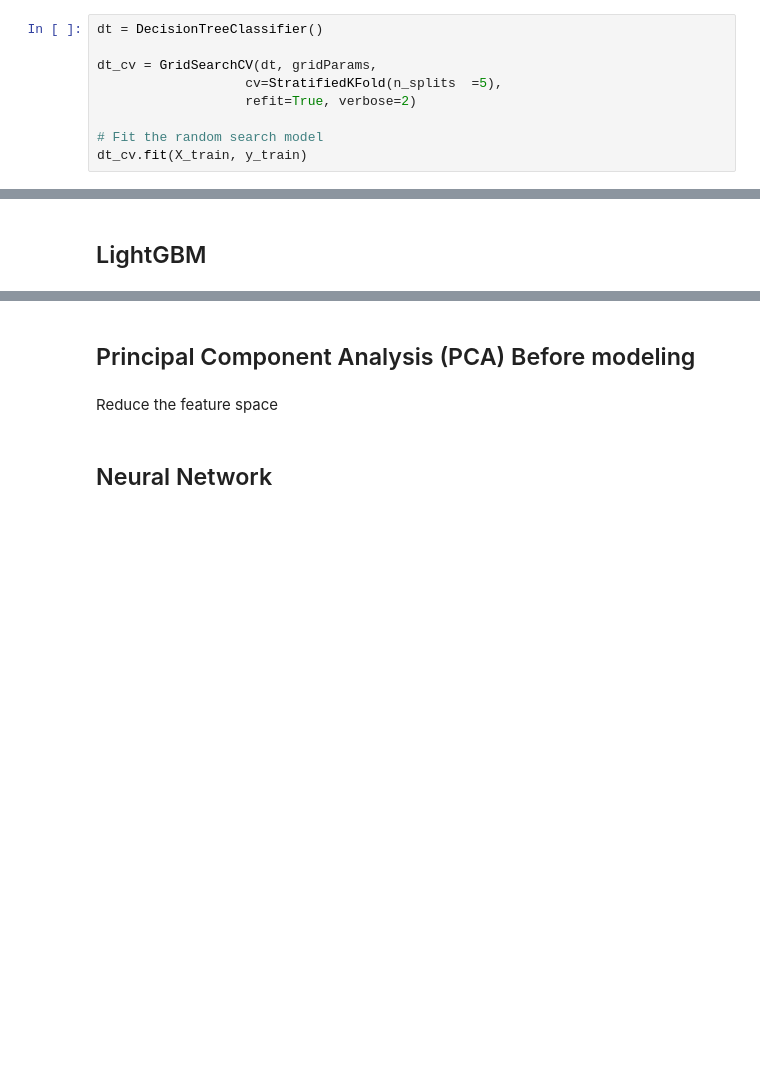
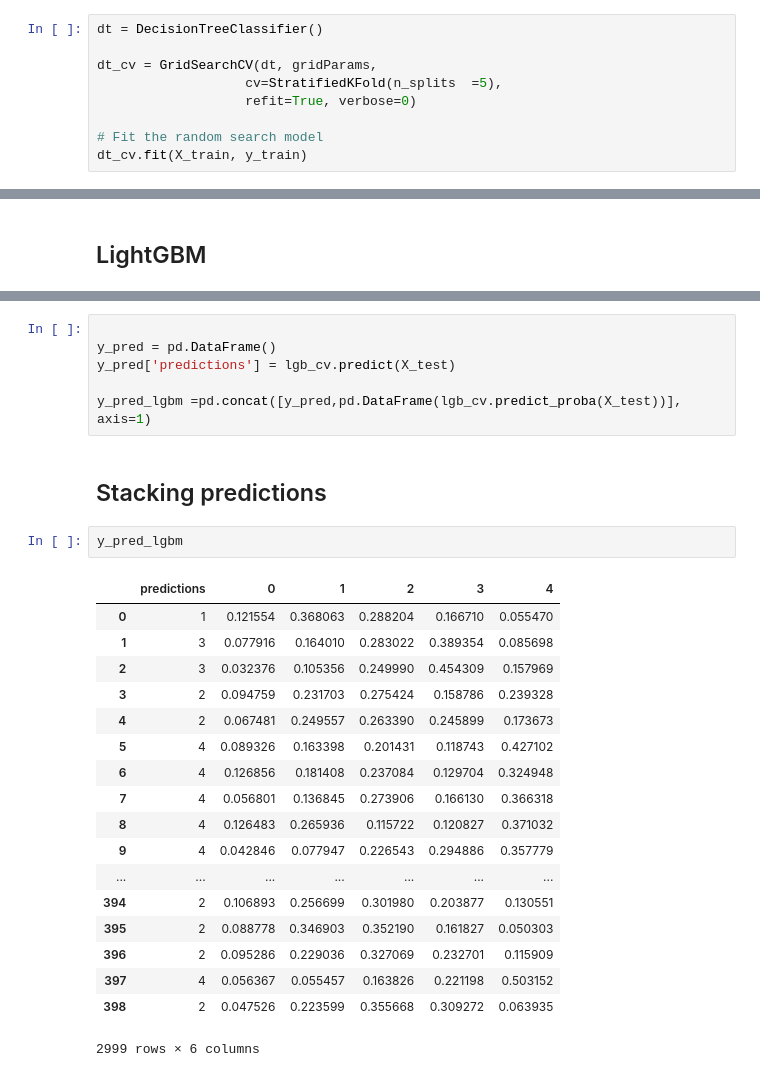
Before and after one commit to alexlorenzo/Pet.my, a Jupyter notebook: 2-Multiclass Models.ipynb, the cells around one changed output, grey strips where cells are left out. Cells and saved outputs as stored; diff of their text form; blank space fills up the shorter version.

```diff
--- a/2-Multiclass Models.ipynb
+++ b/2-Multiclass Models.ipynb
@@ -398,7 +254,7 @@ dt = DecisionTreeClassifier()
 
 dt_cv = GridSearchCV(dt, gridParams,
                    cv=StratifiedKFold(n_splits  =5),
-                   refit=True, verbose=2)
+                   refit=True, verbose=0)
 
 # Fit the random search model
 dt_cv.fit(X_train, y_train)
@@ -562,6 +386,29 @@ F1 Score: 0.43%.
-# %% [markdown]
-## Principal Component Analysis (PCA) Before modeling
-# %% [markdown]
-Reduce the feature space
-# %% [markdown]
-## Neural Network
+# %%
+
+y_pred = pd.DataFrame()
+y_pred['predictions'] = lgb_cv.predict(X_test)
+
+y_pred_lgbm =pd.concat([y_pred,pd.DataFrame(lgb_cv.predict_proba(X_test))], axis=1)
+# %% [markdown]
+## Stacking predictions
+# %%
+y_pred_lgbm
+# %% [output]
+|  | predictions | 0 | 1 | 2 | 3 | 4 |
+| 0 | 1 | 0.121554 | 0.368063 | 0.288204 | 0.166710 | 0.055470 |
+| 1 | 3 | 0.077916 | 0.164010 | 0.283022 | 0.389354 | 0.085698 |
+| 2 | 3 | 0.032376 | 0.105356 | 0.249990 | 0.454309 | 0.157969 |
+| 3 | 2 | 0.094759 | 0.231703 | 0.275424 | 0.158786 | 0.239328 |
+| 4 | 2 | 0.067481 | 0.249557 | 0.263390 | 0.245899 | 0.173673 |
+| 5 | 4 | 0.089326 | 0.163398 | 0.201431 | 0.118743 | 0.427102 |
+| 6 | 4 | 0.126856 | 0.181408 | 0.237084 | 0.129704 | 0.324948 |
+| 7 | 4 | 0.056801 | 0.136845 | 0.273906 | 0.166130 | 0.366318 |
+| 8 | 4 | 0.126483 | 0.265936 | 0.115722 | 0.120827 | 0.371032 |
+| 9 | 4 | 0.042846 | 0.077947 | 0.226543 | 0.294886 | 0.357779 |
+| ... | ... | ... | ... | ... | ... | ... |
+| 394 | 2 | 0.106893 | 0.256699 | 0.301980 | 0.203877 | 0.130551 |
+| 395 | 2 | 0.088778 | 0.346903 | 0.352190 | 0.161827 | 0.050303 |
+| 396 | 2 | 0.095286 | 0.229036 | 0.327069 | 0.232701 | 0.115909 |
+| 397 | 4 | 0.056367 | 0.055457 | 0.163826 | 0.221198 | 0.503152 |
+| 398 | 2 | 0.047526 | 0.223599 | 0.355668 | 0.309272 | 0.063935 |
+2999 rows × 6 columns
```
Also changed, not shown: parts of 30 cells of this notebook, 2 other files.
